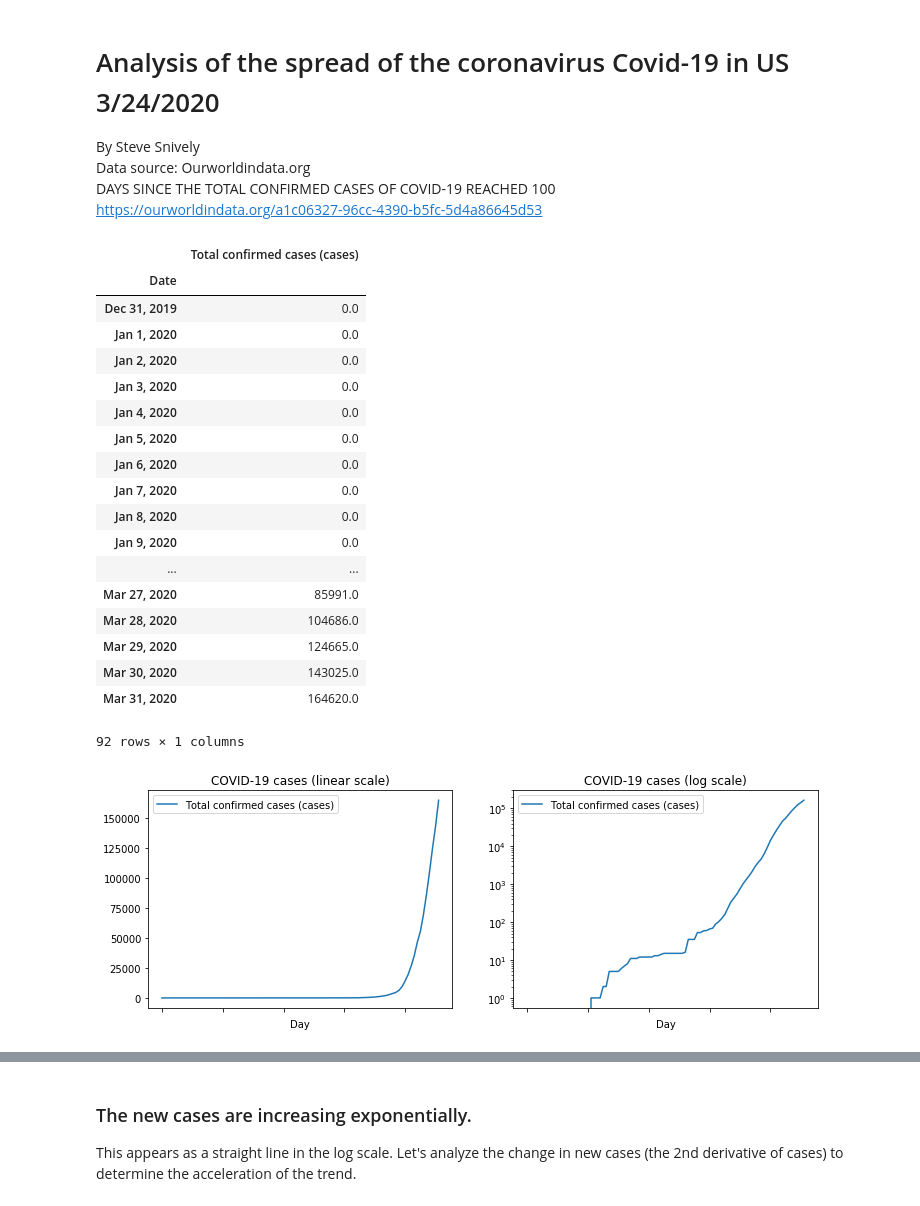
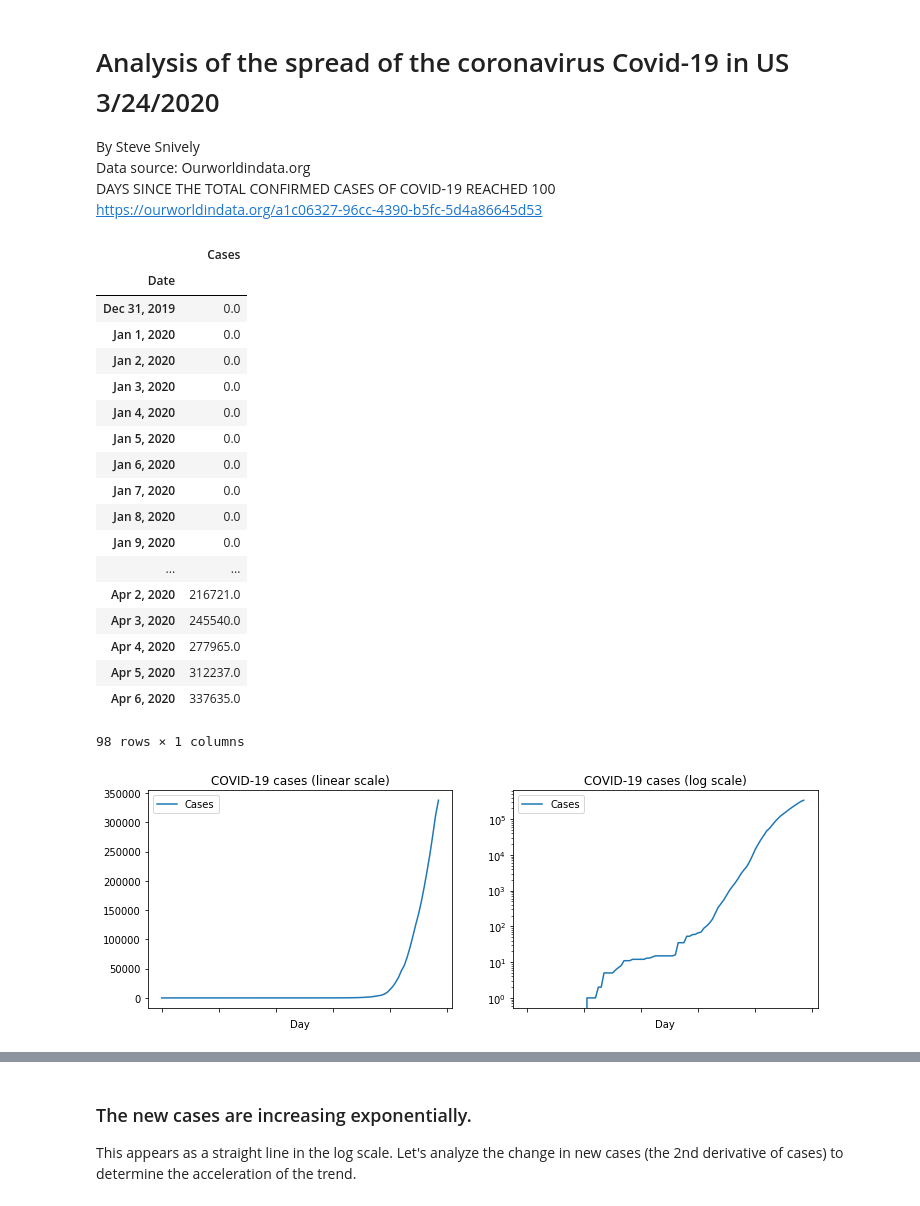
Before and after one commit to snives/Covid19, a Jupyter notebook: Covid19.ipynb, the cells around one changed output, grey strips where cells are left out. Cells and saved outputs as stored; diff of their text form; code cells hidden in the pictures.

Commit message:
Updated data

```diff
--- a/Covid19.ipynb
+++ b/Covid19.ipynb
@@ -15,10 +15,10 @@ import matplotlib.pyplot as plt
 # %%
 data = pd.read_csv("covid-confirmed-cases-since-100th-case.csv")
 # %%
-us = data[data['Code']=='USA'][['Date','Total confirmed cases (cases)']]
+us = data[data['Code']=='USA'][['Date','Cases']]
 us.set_index('Date')
 # %% [output]
-|  | Total confirmed cases (cases) |
+|  | Cases |
 | Date |  |
 | Dec 31, 2019 | 0.0 |
 | Jan 1, 2020 | 0.0 |
@@ -31,25 +31,25 @@ us.set_index('Date')
 | Jan 8, 2020 | 0.0 |
 | Jan 9, 2020 | 0.0 |
 | ... | ... |
-| Mar 27, 2020 | 85991.0 |
-| Mar 28, 2020 | 104686.0 |
-| Mar 29, 2020 | 124665.0 |
-| Mar 30, 2020 | 143025.0 |
-| Mar 31, 2020 | 164620.0 |
+| Apr 2, 2020 | 216721.0 |
+| Apr 3, 2020 | 245540.0 |
+| Apr 4, 2020 | 277965.0 |
+| Apr 5, 2020 | 312237.0 |
+| Apr 6, 2020 | 337635.0 |
-92 rows × 1 columns
+98 rows × 1 columns
 # %%
 fig, axes = plt.subplots(1,2, figsize=(12,4))
-us.plot(ax=axes[0], x='Date',y='Total confirmed cases (cases)')
+us.plot(ax=axes[0], x='Date',y='Cases')
 axes[0].set_xlabel('Day')
 axes[0].set_title('COVID-19 cases (linear scale)')
 
-us.plot(ax=axes[1], x='Date',y='Total confirmed cases (cases)')
+us.plot(ax=axes[1], x='Date',y='Cases')
 axes[1].set_yscale('log')
 axes[1].set_xlabel('Day')
 axes[1].set_title('COVID-19 cases (log scale)')
 
 plt.show()
 # %% [output]
-[figure, old version]
+[figure, new version]
 # %%
 #Calculate the first derivative of cases
```
Also changed, not shown: parts of 4 cells of this notebook, 1 other file.
